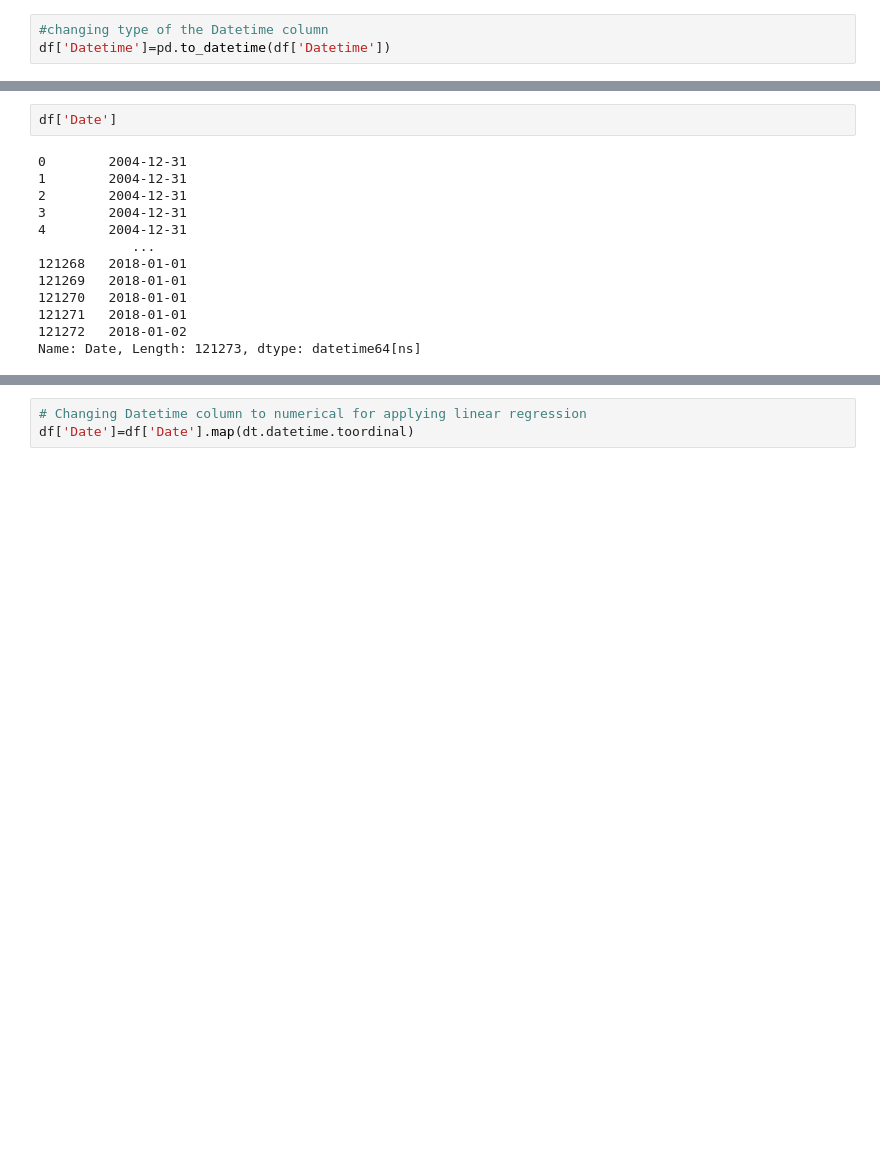
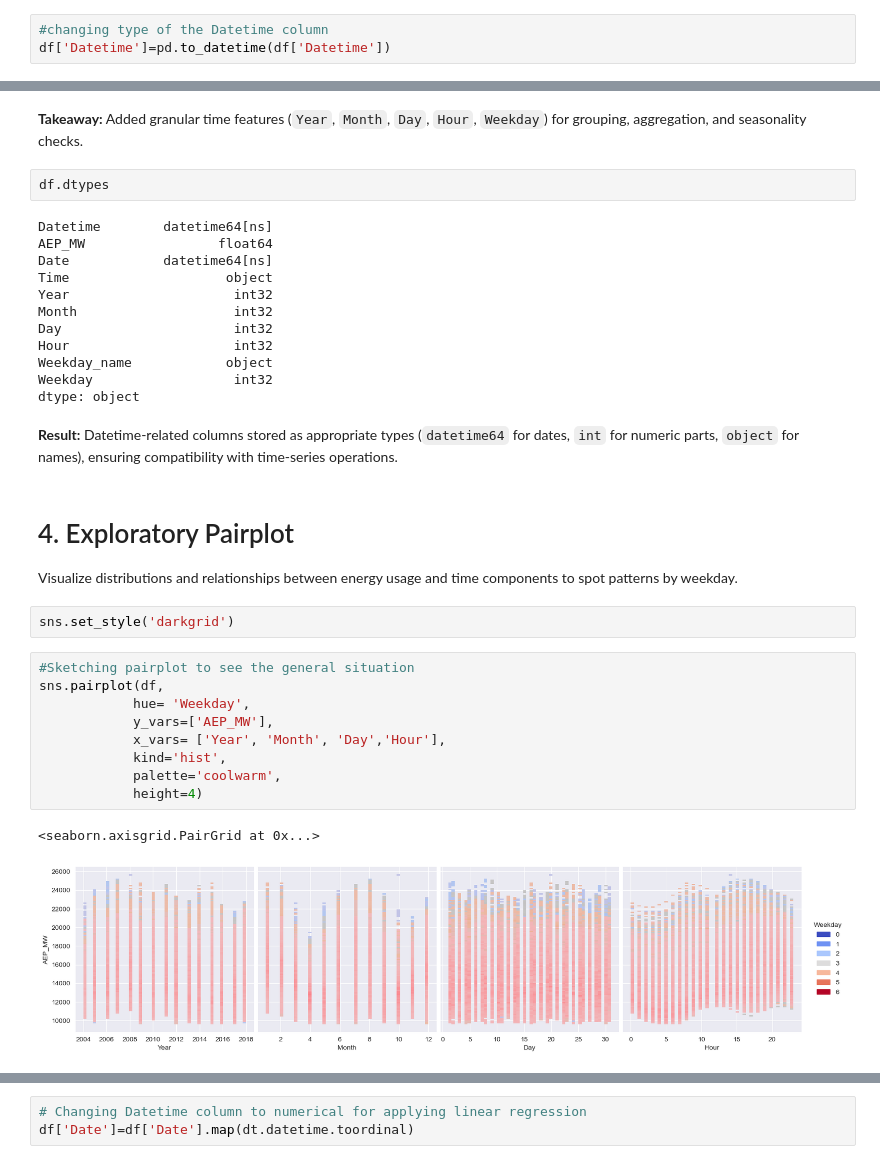
Before and after one commit to ahmadovalala/Hourly-Energy-Consumption, a Jupyter notebook: Energy_Consumption.ipynb, the cells around one changed output, grey strips where cells are left out. Drawn from its saved outputs; the diff is of its cells as text; blank space fills up the shorter version.

```diff
--- a/Energy_Consumption.ipynb
+++ b/Energy_Consumption.ipynb
@@ -78,15 +144,35 @@ df['Weekday'] = df['Date'].dt.weekday
+# %% [markdown]
+**Takeaway:** Added granular time features (`Year`, `Month`, `Day`, `Hour`, `Weekday`) for grouping, aggregation, and seasonality checks.
 # %%
-df['Date']
+df.dtypes
 # %% [output]
-0        2004-12-31
-1        2004-12-31
-2        2004-12-31
-3        2004-12-31
-4        2004-12-31
-            ...
-121268   2018-01-01
-121269   2018-01-01
-121270   2018-01-01
-121271   2018-01-01
-121272   2018-01-02
-Name: Date, Length: 121273, dtype: datetime64[ns]
+Datetime        datetime64[ns]
+AEP_MW                 float64
+Date            datetime64[ns]
+Time                    object
+Year                     int32
+Month                    int32
+Day                      int32
+Hour                     int32
+Weekday_name            object
+Weekday                  int32
+dtype: object
+# %% [markdown]
+**Result:** Datetime-related columns stored as appropriate types (`datetime64` for dates, `int` for numeric parts, `object` for names), ensuring compatibility with time-series operations.
+# %% [markdown]
+# 4. Exploratory Pairplot
+Visualize distributions and relationships between energy usage and time components to spot patterns by weekday.
+# %%
+sns.set_style('darkgrid')
+# %%
+#Sketching pairplot to see the general situation
+sns.pairplot(df,
+            hue= 'Weekday',
+            y_vars=['AEP_MW'],
+            x_vars= ['Year', 'Month', 'Day','Hour'],
+            kind='hist',
+            palette='coolwarm',
+            height=4)
+# %% [output]
+<seaborn.axisgrid.PairGrid at 0x...>
+[figure, added]
```
Also changed, not shown: parts of 41 cells of this notebook, 6 other files.
